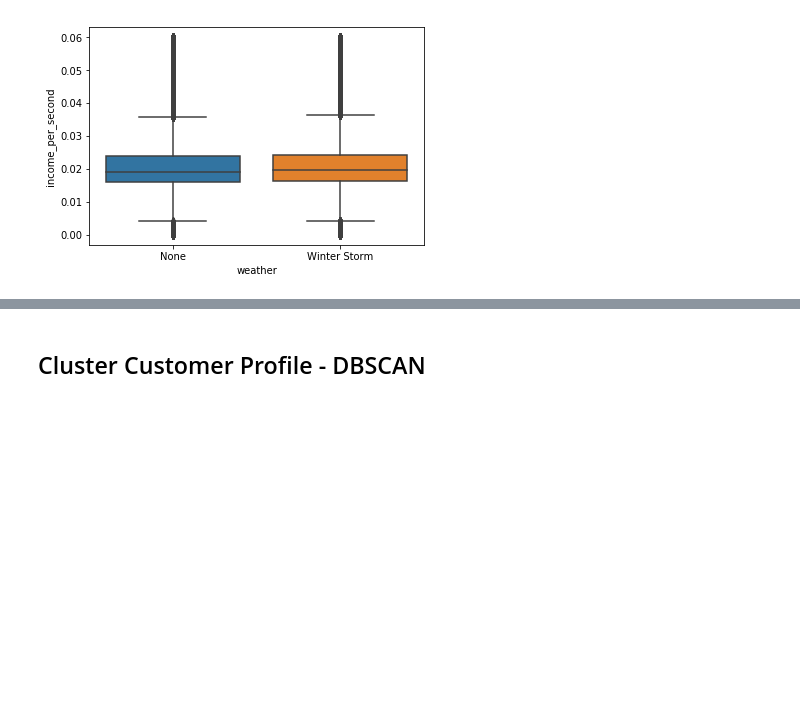
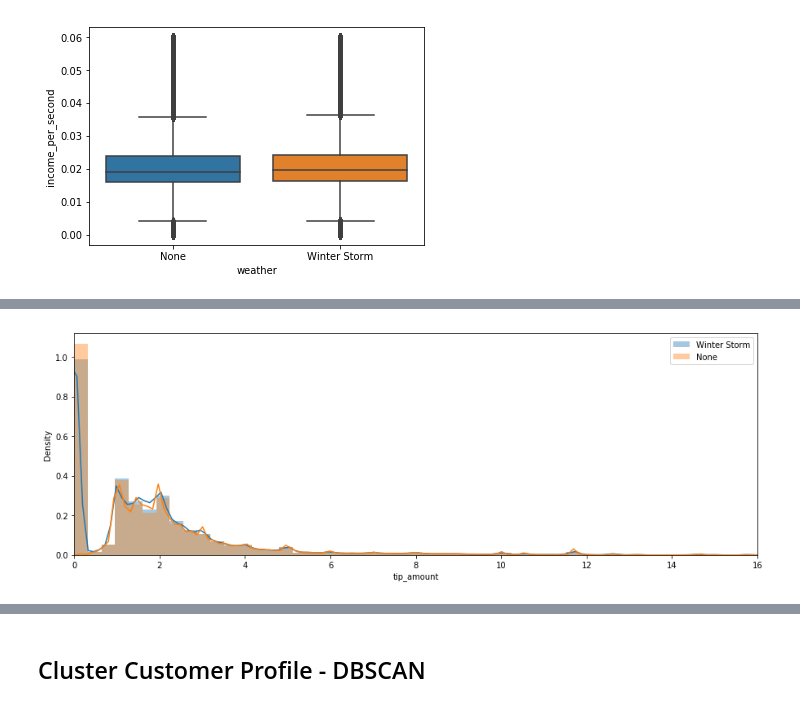
Before and after one commit to kefuzhu/University-of-Rochester, a Jupyter notebook: DSC440/Final-Project/code/Test.ipynb, the cells around one changed output, grey strips where cells are left out. Saved outputs shown, nothing was run; the diff lists cells and outputs as text; code cells hidden in the pictures; blank space fills up the shorter version.

```diff
--- a/DSC440/Final-Project/code/Test.ipynb
+++ b/DSC440/Final-Project/code/Test.ipynb
@@ -478,0 +547,17 @@ sns.boxplot(x='weather',y='income_per_second',data=taxi_data.loc[taxi_data.incom
+# %%
+# Plot income_per_second for different time in a day
+fig, ax = plt.subplots(figsize = (15,5))
+x_max = 16
+
+sns.distplot(taxi_data.loc[np.array(taxi_data.weather == 'Winter Storm') &
+                           np.array(taxi_data.tip_amount <= x_max),
+                           'tip_amount'], ax = ax)
+
+sns.distplot(taxi_data.loc[np.array(taxi_data.weather == 'None') &
+                           np.array(taxi_data.tip_amount <= x_max),
+                           'tip_amount'], ax = ax)
+
+ax.legend(['Winter Storm','None']); ax.set_ylabel('Density');
+ax.set_xlim(0,x_max);
+# %% [output]
+[figure, added]
```
Also changed, not shown: parts of 30 cells of this notebook.
